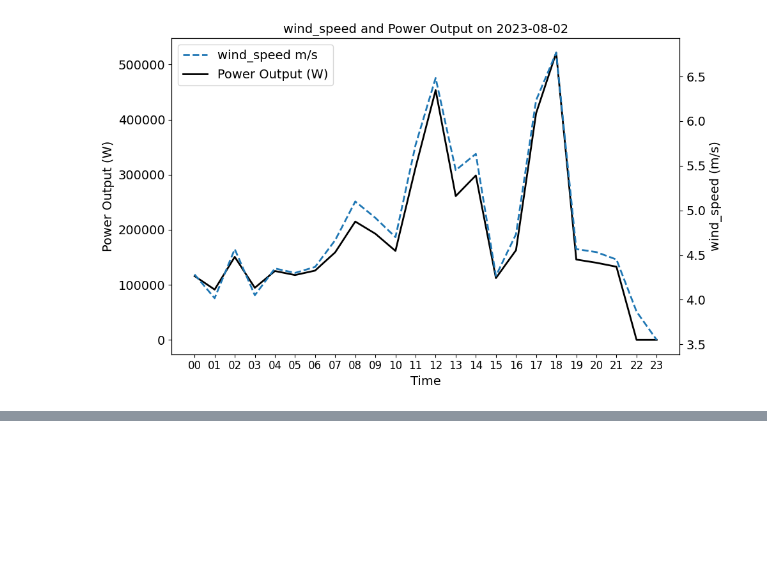
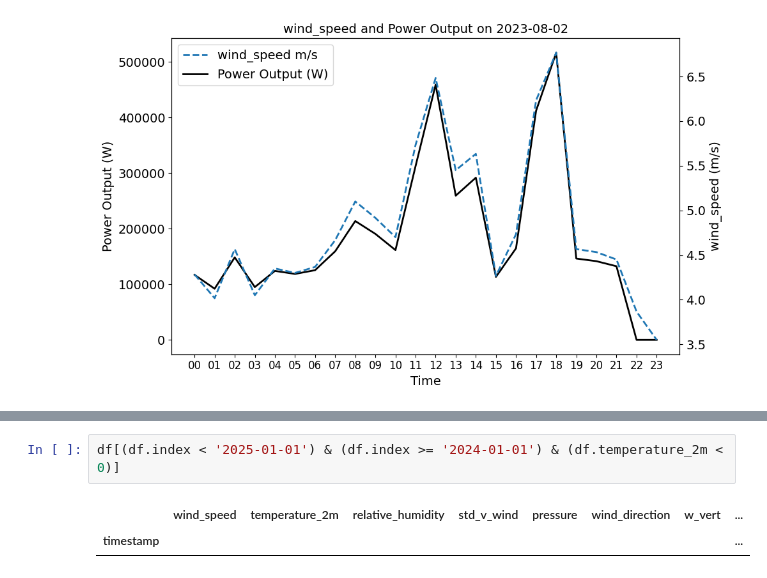
Before and after one commit to vikwal/synthetic_re_data_generation, a Jupyter notebook: generate_wind.ipynb, the cells around one changed output, grey strips where cells are left out. Drawn from its saved outputs; the diff is of its cells as text; blank space fills up the shorter version.

```diff
--- a/generate_wind.ipynb
+++ b/generate_wind.ipynb
@@ -472,0 +473,5 @@ Total energy produced: 1.1510671714082783 GWh
+# %%
+df[(df.index < '2025-01-01') & (df.index >= '2024-01-01') & (df.temperature_2m < 0)]
+# %% [output]
+|  | wind_speed | temperature_2m | relative_humidity | std_v_wind | pressure | wind_direction | w_vert | ... |
+| timestamp |  |  |  |  |  |  |  | ... |
```
Also changed, not shown: parts of 2 cells of this notebook, 3 other files.
